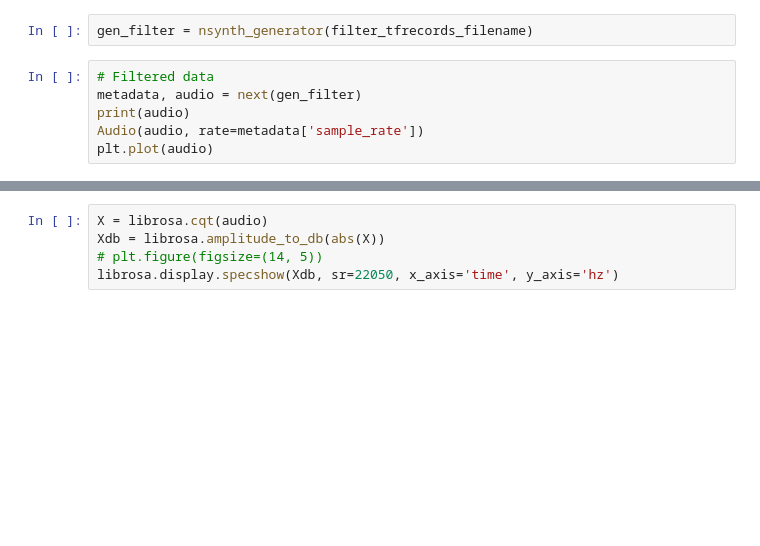
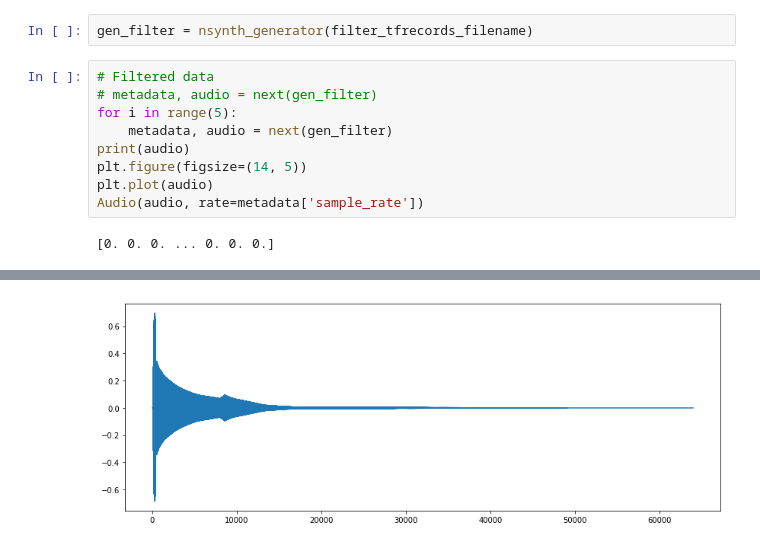
Before and after one commit to BryanKo/MusicAnalyzer, a Jupyter notebook: Music Analyzer Bryan.ipynb, the cells around one changed output, grey strips where cells are left out. Drawn from its saved outputs; the diff is of its cells as text; blank space fills up the shorter version.

Commit message:
decomposed audio file, need to define correct tensor size

```diff
--- a/Music Analyzer Bryan.ipynb
+++ b/Music Analyzer Bryan.ipynb
@@ -118,7 +104,12 @@ for example in tf.python_io.tf_record_iterator(filter_tfrecords_filename):
 gen_filter = nsynth_generator(filter_tfrecords_filename)
 # %%
 # Filtered data
-metadata, audio = next(gen_filter)
+# metadata, audio = next(gen_filter)
+for i in range(5):
+    metadata, audio = next(gen_filter)
 print(audio)
+plt.figure(figsize=(14, 5))
+plt.plot(audio)
 Audio(audio, rate=metadata['sample_rate'])
-plt.plot(audio)
+# %% [output]
+[0. 0. 0. ... 0. 0. 0.]
@@ -125,5 +117 @@ plt.plot(audio)
+[figure, added]
-# %%
-X = librosa.cqt(audio)
-Xdb = librosa.amplitude_to_db(abs(X))
-# plt.figure(figsize=(14, 5))
-librosa.display.specshow(Xdb, sr=22050, x_axis='time', y_axis='hz')
```
Also changed, not shown: parts of 12 cells of this notebook.
